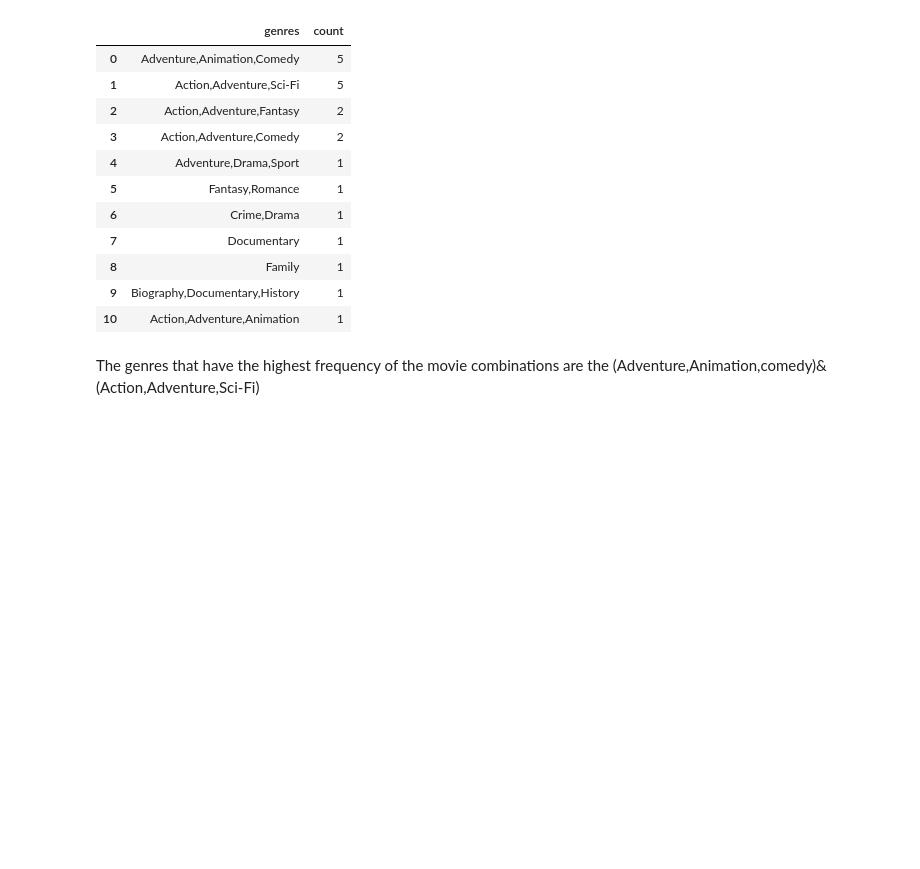
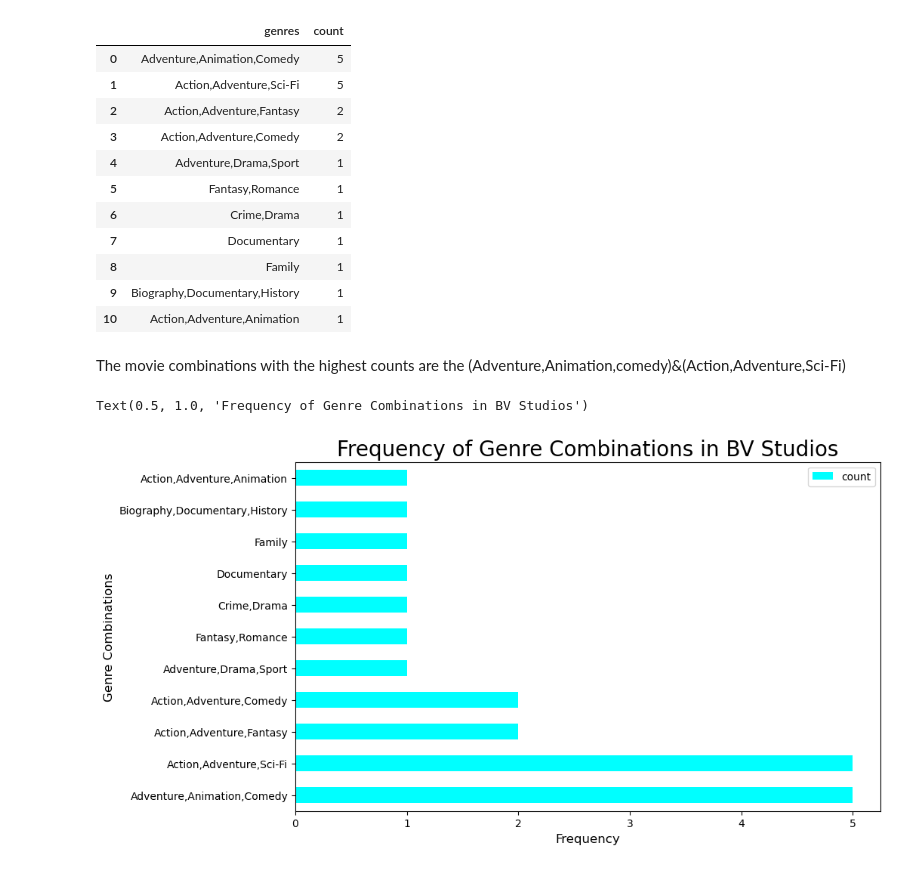
Before and after one commit to sophline/MICROSOFT-MOVIE-STUDIO-PROJECT, a Jupyter notebook: student.ipynb, the cells around one changed output. Drawn from its saved outputs; the diff is of its cells as text; code cells hidden in the pictures; blank space fills up the shorter version.

```diff
--- a/student.ipynb
+++ b/student.ipynb
@@ -418,4 +418,13 @@ df_bv_genres
 | 9 | Biography,Documentary,History | 1 |
 | 10 | Action,Adventure,Animation | 1 |
 # %% [markdown]
-The genres that have the highest frequency of the movie combinations are the (Adventure,Animation,comedy)&(Action,Adventure,Sci-Fi)
+The movie combinations with the highest counts are the (Adventure,Animation,comedy)&(Action,Adventure,Sci-Fi)
+# %%
+# Visualize the dataframe to determine the most common genre combination for BV's movies highest 20 grossing films
+df_bv_genres.plot(x='genres', y='count', kind='barh', figsize=(10,6), color='cyan')
+plt.xlabel('Frequency', size=12)
+plt.ylabel('Genre Combinations', size=12)
+plt.title("Frequency of Genre Combinations in BV Studios", size=20)
+# %% [output]
+Text(0.5, 1.0, 'Frequency of Genre Combinations in BV Studios')
+[figure, added]
```
Also changed, not shown: parts of 1 cell of this notebook.
